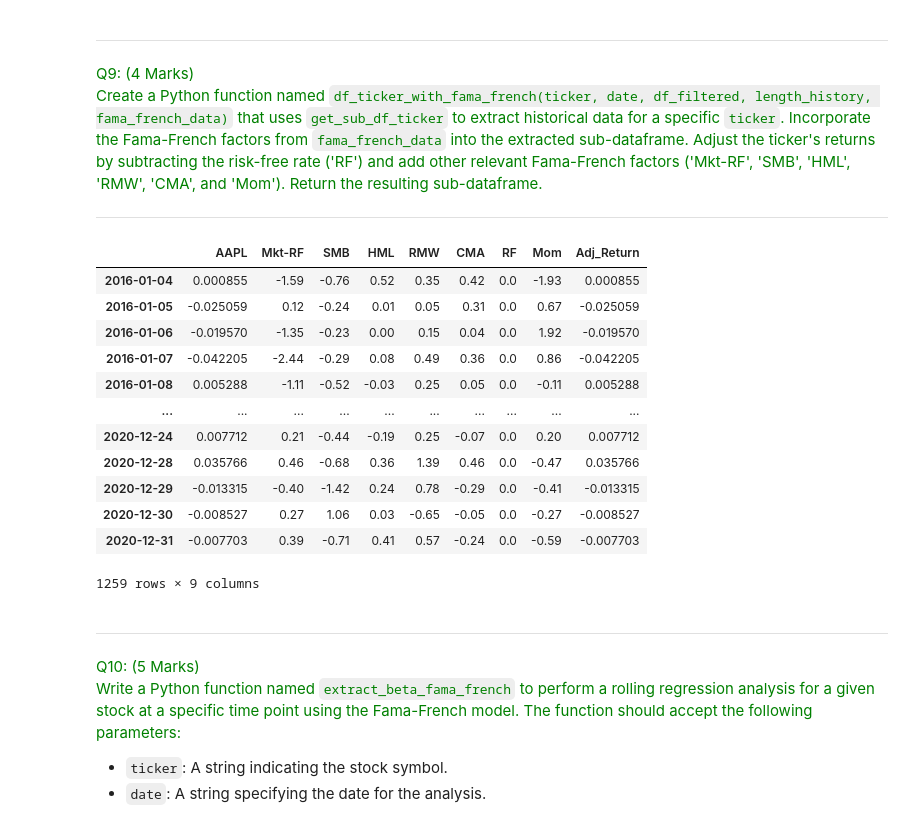
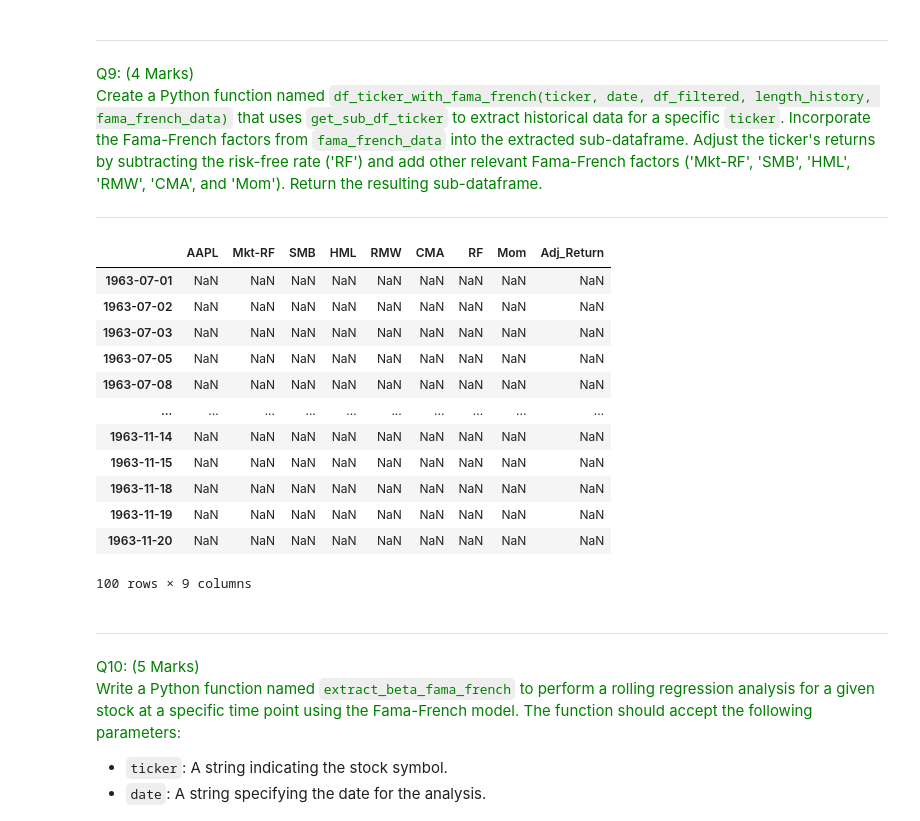
Before and after one commit to talhajamal11/ML_Project, a Jupyter notebook: src/CourseWork.ipynb, the cells around one changed output. Saved outputs shown, nothing was run; the diff lists cells and outputs as text; code cells hidden in the pictures.

```diff
--- a/src/CourseWork.ipynb
+++ b/src/CourseWork.ipynb
@@ -452,6 +450,6 @@ def get_sub_df_ticker(ticker, date, df_filtered, length_history):
     return sub_df
 # %%
 # test the function using the 'AAPL' ticker
-sub_df = get_sub_df_ticker('AAPL', '2021-01-01', df_filtered_nasdaq_100, 5)
+sub_df = get_sub_df_ticker('AAPL', '2021-12-31', df_filtered_nasdaq_100, 5)
 print(sub_df)
 # %% [output]
@@ -479,7 +477,6 @@ Create a Python function named `df_ticker_with_fama_french(ticker, date, df_filt
 
 ---
 # %%
-
 def df_ticker_with_fama_french(ticker, date, df_filtered, length_history, fama_french_data):
     """
     Integrate Fama-French data with the stock data for a specific ticker.
@@ -496,16 +493,17 @@ def df_ticker_with_fama_french(ticker, date, df_filtered, length_history, fama_f
     """
     # Get the subset of the data for the specified ticker
     sub_df = get_sub_df_ticker(ticker, date, df_filtered, length_history)
-
+    '''
     # Ensure Fama-French data index is in datetime format
     if not pd.api.types.is_datetime64_any_dtype(fama_french_data.index):
         fama_french_data.index = pd.to_datetime(fama_french_data.index)
+    '''
 
     # Join the Fama-French data with the stock data
-    sub_df = sub_df.join(fama_french_data, how='inner')
+    sub_df = pd.concat([sub_df, fama_french_data], axis=1, join='inner')
 
     # Adjusting the returns by subtracting the risk-free rate
-    sub_df['Adj_Return'] = sub_df[ticker] - sub_df['RF']
+    sub_df['Adj_Return'] = sub_df[ticker] - fama_french_data['RF']
 
     # Add other relevant Fama-French factors
     factors = ['Mkt-RF', 'SMB', 'HML', 'RMW', 'CMA', 'Mom']
@@ -517,21 +515,21 @@ def df_ticker_with_fama_french(ticker, date, df_filtered, length_history, fama_f
 # %%
 # test the fama_french function using the 'AAPL' ticker
 sub_df_fama_french = df_ticker_with_fama_french('AAPL', '2021-01-01', df_filtered_nasdaq_100, 5, df_fama_french)
-sub_df_fama_french
+sub_df_fama_french.head(100)
 # %% [output]
 |  | AAPL | Mkt-RF | SMB | HML | RMW | CMA | RF | Mom | Adj_Return |
-| 2016-01-04 | 0.000855 | -1.59 | -0.76 | 0.52 | 0.35 | 0.42 | 0.0 | -1.93 | 0.000855 |
-| 2016-01-05 | -0.025059 | 0.12 | -0.24 | 0.01 | 0.05 | 0.31 | 0.0 | 0.67 | -0.025059 |
-| 2016-01-06 | -0.019570 | -1.35 | -0.23 | 0.00 | 0.15 | 0.04 | 0.0 | 1.92 | -0.019570 |
-| 2016-01-07 | -0.042205 | -2.44 | -0.29 | 0.08 | 0.49 | 0.36 | 0.0 | 0.86 | -0.042205 |
-| 2016-01-08 | 0.005288 | -1.11 | -0.52 | -0.03 | 0.25 | 0.05 | 0.0 | -0.11 | 0.005288 |
+| 1963-07-01 | NaN | NaN | NaN | NaN | NaN | NaN | NaN | NaN | NaN |
+| 1963-07-02 | NaN | NaN | NaN | NaN | NaN | NaN | NaN | NaN | NaN |
+| 1963-07-03 | NaN | NaN | NaN | NaN | NaN | NaN | NaN | NaN | NaN |
+| 1963-07-05 | NaN | NaN | NaN | NaN | NaN | NaN | NaN | NaN | NaN |
+| 1963-07-08 | NaN | NaN | NaN | NaN | NaN | NaN | NaN | NaN | NaN |
 | ... | ... | ... | ... | ... | ... | ... | ... | ... | ... |
-| 2020-12-24 | 0.007712 | 0.21 | -0.44 | -0.19 | 0.25 | -0.07 | 0.0 | 0.20 | 0.007712 |
-| 2020-12-28 | 0.035766 | 0.46 | -0.68 | 0.36 | 1.39 | 0.46 | 0.0 | -0.47 | 0.035766 |
-| 2020-12-29 | -0.013315 | -0.40 | -1.42 | 0.24 | 0.78 | -0.29 | 0.0 | -0.41 | -0.013315 |
-| 2020-12-30 | -0.008527 | 0.27 | 1.06 | 0.03 | -0.65 | -0.05 | 0.0 | -0.27 | -0.008527 |
-| 2020-12-31 | -0.007703 | 0.39 | -0.71 | 0.41 | 0.57 | -0.24 | 0.0 | -0.59 | -0.007703 |
+| 1963-11-14 | NaN | NaN | NaN | NaN | NaN | NaN | NaN | NaN | NaN |
+| 1963-11-15 | NaN | NaN | NaN | NaN | NaN | NaN | NaN | NaN | NaN |
+| 1963-11-18 | NaN | NaN | NaN | NaN | NaN | NaN | NaN | NaN | NaN |
+| 1963-11-19 | NaN | NaN | NaN | NaN | NaN | NaN | NaN | NaN | NaN |
+| 1963-11-20 | NaN | NaN | NaN | NaN | NaN | NaN | NaN | NaN | NaN |
-1259 rows × 9 columns
+100 rows × 9 columns
 # %% [markdown]
 ---
 <font color=green>Q10: (5 Marks) </font>
```
Also changed, not shown: parts of 50 cells of this notebook.
